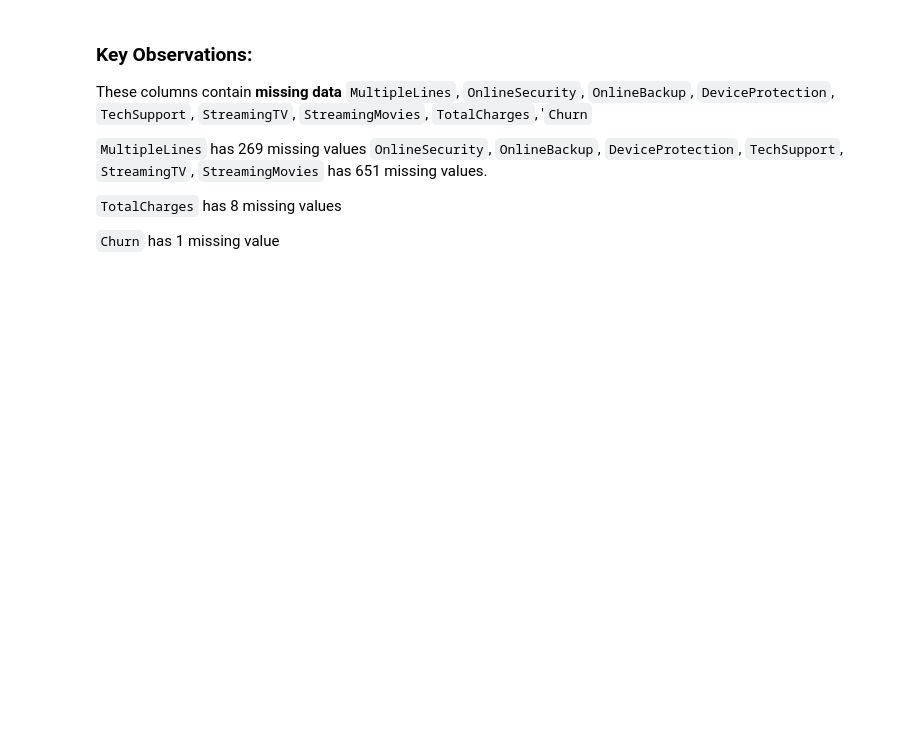
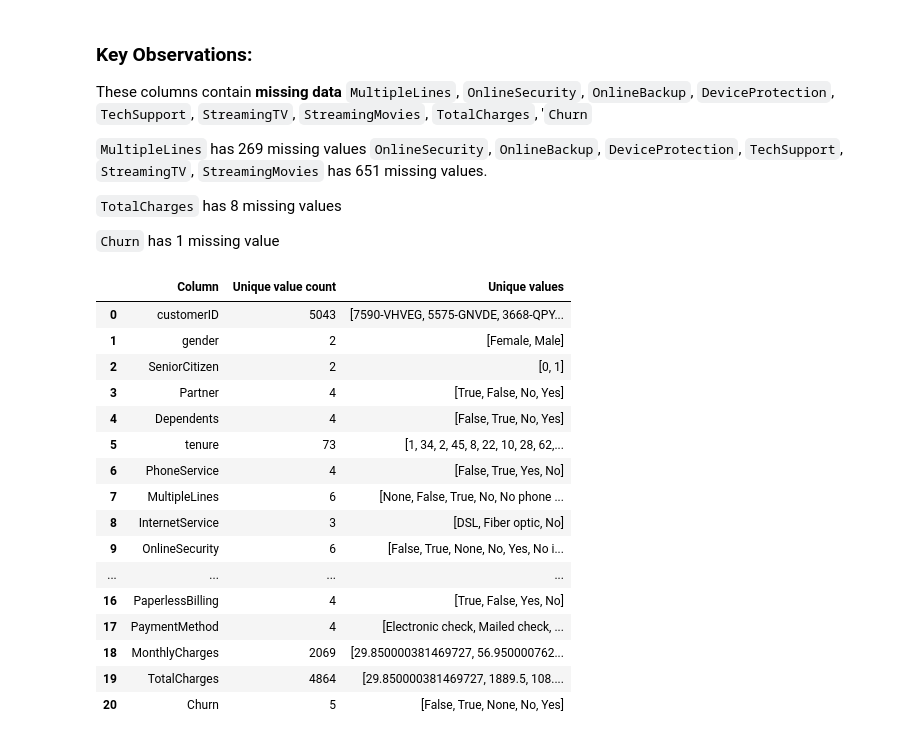
Before and after one commit to AninFreddy01/scalework_repo, a Jupyter notebook: tutorial_assignments/Telco_churn.ipynb, the cells around one changed output. Saved outputs shown, nothing was run; the diff lists cells and outputs as text; code cells hidden in the pictures; blank space fills up the shorter version.

```diff
--- a/tutorial_assignments/Telco_churn.ipynb
+++ b/tutorial_assignments/Telco_churn.ipynb
@@ -312,3 +306,41 @@ These columns contain **missing data**
  `TotalCharges`     has 8 missing values
 
  `Churn`            has 1 missing value
+# %%
+def summary(df):
+    unique_summary = []
+    #iterate through each column
+    for col in df.columns:
+        #get unique values of the column
+        unique_values = df[col].unique()
+        #get the count of the unique values
+        unique_count = len(unique_values)
+        #append evrything to the empty list
+        unique_summary.append({
+            "Column": col,
+            "Unique value count": unique_count,
+            "Unique values": unique_values
+        })
+    summary_df = pd.DataFrame(unique_summary)
+
+    return summary_df
+# %%
+summary(train_data)
+# %% [output]
+|  | Column | Unique value count | Unique values |
+| 0 | customerID | 5043 | [7590-VHVEG, 5575-GNVDE, 3668-QPY... |
+| 1 | gender | 2 | [Female, Male] |
+| 2 | SeniorCitizen | 2 | [0, 1] |
+| 3 | Partner | 4 | [True, False, No, Yes] |
+| 4 | Dependents | 4 | [False, True, No, Yes] |
+| 5 | tenure | 73 | [1, 34, 2, 45, 8, 22, 10, 28, 62,... |
+| 6 | PhoneService | 4 | [False, True, Yes, No] |
+| 7 | MultipleLines | 6 | [None, False, True, No, No phone ... |
+| 8 | InternetService | 3 | [DSL, Fiber optic, No] |
+| 9 | OnlineSecurity | 6 | [False, True, None, No, Yes, No i... |
+| ... | ... | ... | ... |
+| 16 | PaperlessBilling | 4 | [True, False, Yes, No] |
+| 17 | PaymentMethod | 4 | [Electronic check, Mailed check, ... |
+| 18 | MonthlyCharges | 2069 | [29.850000381469727, 56.950000762... |
+| 19 | TotalCharges | 4864 | [29.850000381469727, 1889.5, 108.... |
+| 20 | Churn | 5 | [False, True, None, No, Yes] |
```
Also changed, not shown: parts of 7 cells of this notebook.
